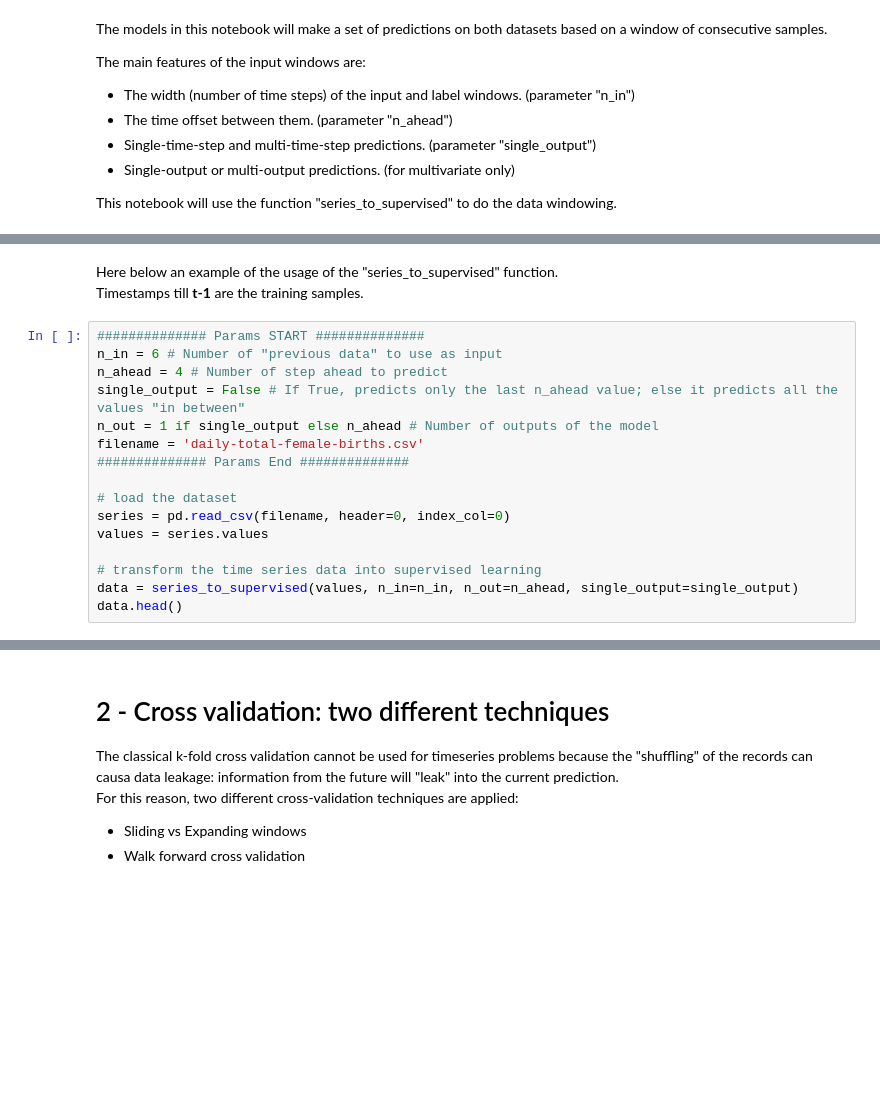
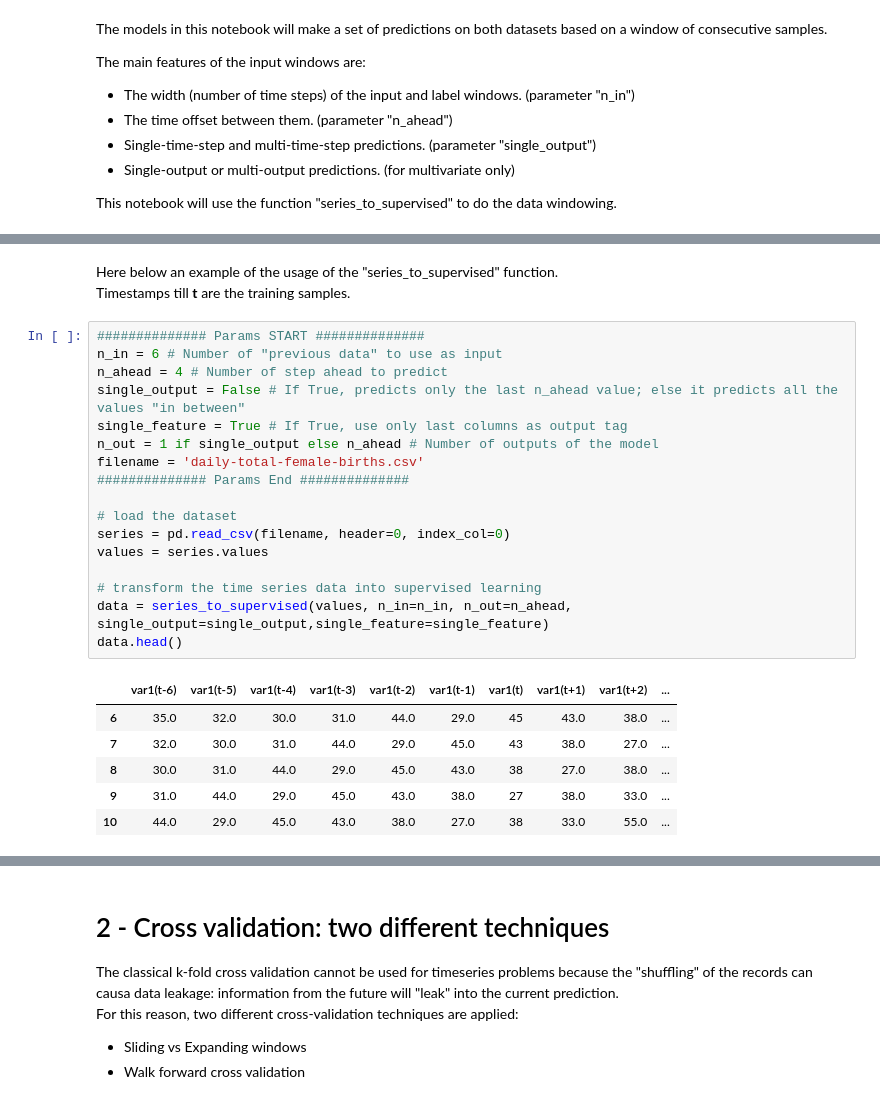
Before and after one commit to peppusnight/TimeSeriesForecasting, a Jupyter notebook: ClassicML/TS_forecasting_project.ipynb, the cells around one changed output, grey strips where cells are left out. Cells and saved outputs as stored; diff of their text form; blank space fills up the shorter version.

```diff
--- a/ClassicML/TS_forecasting_project.ipynb
+++ b/ClassicML/TS_forecasting_project.ipynb
@@ -74,22 +80,30 @@ This notebook will use the function "series_to_supervised" to do the data window
 <img src="figures/TS_exaplained_pw.png">
 # %% [markdown]
 Here below an example of the usage of the "series_to_supervised" function.<br>
-Timestamps till <b>t-1</b> are the training samples.
+Timestamps till <b>t</b> are the training samples.
 # %%
 ############## Params START ##############
 n_in = 6 # Number of "previous data" to use as input
 n_ahead = 4 # Number of step ahead to predict
 single_output = False # If True, predicts only the last n_ahead value; else it predicts all the values "in between"
+single_feature = True # If True, use only last columns as output tag
 n_out = 1 if single_output else n_ahead # Number of outputs of the model
 filename = 'daily-total-female-births.csv'
 ############## Params End ##############
 
 # load the dataset
 series = pd.read_csv(filename, header=0, index_col=0)
 values = series.values
 
 # transform the time series data into supervised learning
-data = series_to_supervised(values, n_in=n_in, n_out=n_ahead, single_output=single_output)
+data = series_to_supervised(values, n_in=n_in, n_out=n_ahead, single_output=single_output,single_feature=single_feature)
 data.head()
+# %% [output]
+|  | var1(t-6) | var1(t-5) | var1(t-4) | var1(t-3) | var1(t-2) | var1(t-1) | var1(t) | var1(t+1) | var1(t+2) | ... |
+| 6 | 35.0 | 32.0 | 30.0 | 31.0 | 44.0 | 29.0 | 45 | 43.0 | 38.0 | ... |
+| 7 | 32.0 | 30.0 | 31.0 | 44.0 | 29.0 | 45.0 | 43 | 38.0 | 27.0 | ... |
+| 8 | 30.0 | 31.0 | 44.0 | 29.0 | 45.0 | 43.0 | 38 | 27.0 | 38.0 | ... |
+| 9 | 31.0 | 44.0 | 29.0 | 45.0 | 43.0 | 38.0 | 27 | 38.0 | 33.0 | ... |
+| 10 | 44.0 | 29.0 | 45.0 | 43.0 | 38.0 | 27.0 | 38 | 33.0 | 55.0 | ... |
 # %%
 ############## Params START ##############
```
Also changed, not shown: parts of 32 cells of this notebook, 25 other files.
